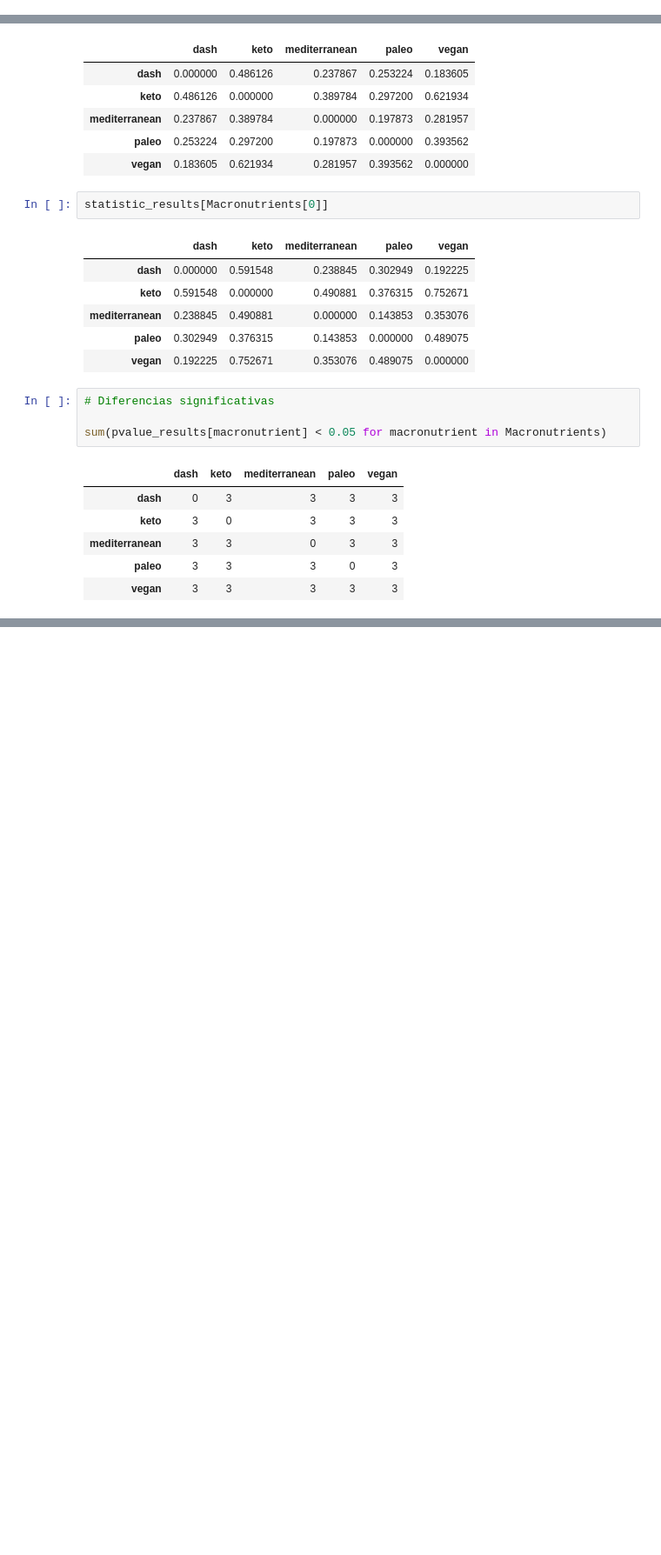
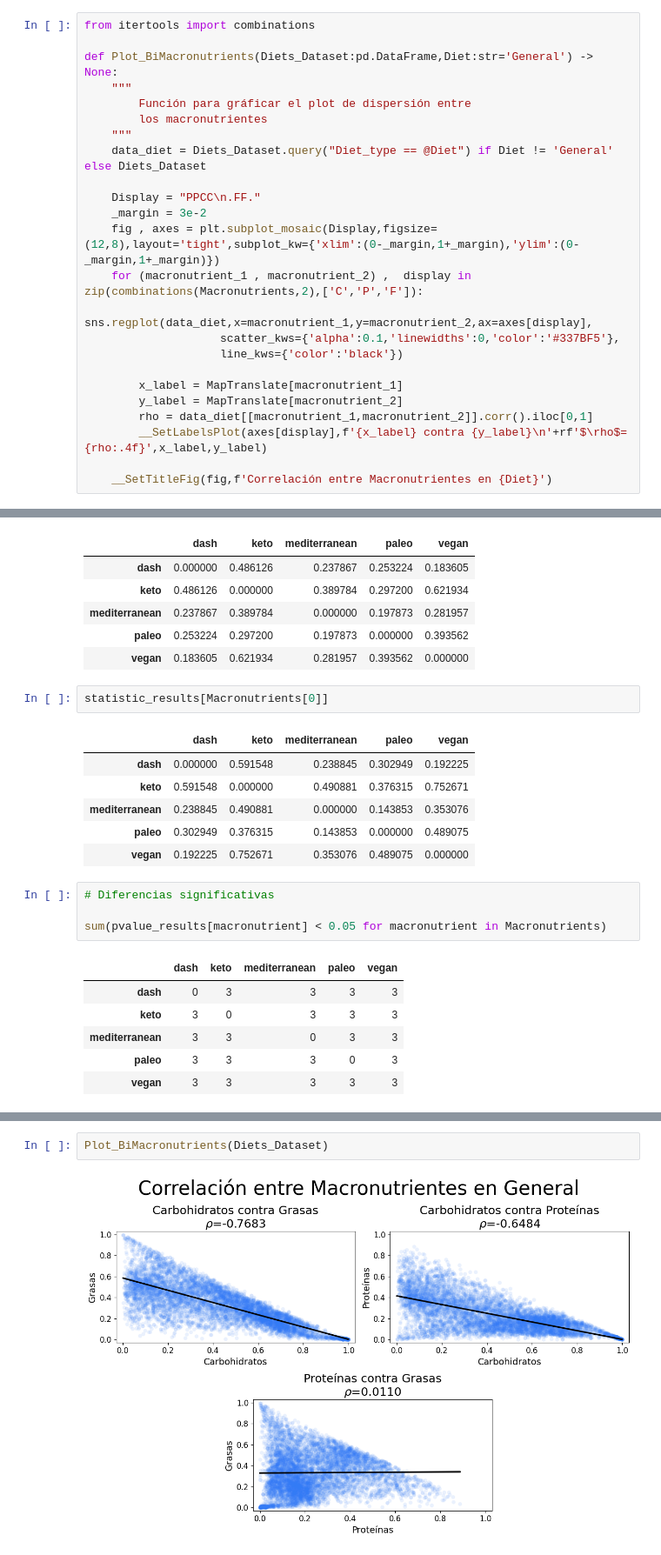
Before and after one commit to alexisuaguilaru/Analysis_Nutritional_Information, a Jupyter notebook: Documentation/AlexisAguilar_Reporte.ipynb, the cells around one changed output, grey strips where cells are left out. Shown at 87% size. Saved outputs shown, nothing was run; the diff lists cells and outputs as text; blank space fills up the shorter version.

```diff
--- a/Documentation/AlexisAguilar_Reporte.ipynb
+++ b/Documentation/AlexisAguilar_Reporte.ipynb
@@ -114,6 +114,30 @@ def Plot_MacronutrientsByDiet_Boxplot(Diets_Dataset:pd.DataFrame) -> None:
         __SetLabelsPlot(axes[display],MapTranslate[macronutrient],'Porcentaje de Gramos','Tipo de Dieta')
 
     __SetTitleFig(fig,'Distribución de Macronutrientes por Dieta')
+# %%
+from itertools import combinations
+
+def Plot_BiMacronutrients(Diets_Dataset:pd.DataFrame,Diet:str='General') -> None:
+    """
+        Función para gráficar el plot de dispersión entre
+        los macronutrientes
+    """
+    data_diet = Diets_Dataset.query("Diet_type == @Diet") if Diet != 'General' else Diets_Dataset
+
+    Display = "PPCC\n.FF."
+    _margin = 3e-2
+    fig , axes = plt.subplot_mosaic(Display,figsize=(12,8),layout='tight',subplot_kw={'xlim':(0-_margin,1+_margin),'ylim':(0-_margin,1+_margin)})
+    for (macronutrient_1 , macronutrient_2) ,  display in zip(combinations(Macronutrients,2),['C','P','F']):
+        sns.regplot(data_diet,x=macronutrient_1,y=macronutrient_2,ax=axes[display],
+                    scatter_kws={'alpha':0.1,'linewidths':0,'color':'#337BF5'},
+                    line_kws={'color':'black'})
+
+        x_label = MapTranslate[macronutrient_1]
+        y_label = MapTranslate[macronutrient_2]
+        rho = data_diet[[macronutrient_1,macronutrient_2]].corr().iloc[0,1]
+        __SetLabelsPlot(axes[display],f'{x_label} contra {y_label}\n'+rf'$\rho$={rho:.4f}',x_label,y_label)
+
+    __SetTitleFig(fig,f'Correlación entre Macronutrientes en {Diet}')
 # %%
 def PlotMacronutrientsByCuisine(Diets_Dataset:pd.DataFrame,Diet:str,Macronutrient:str) -> None:
     """
@@ -925,0 +956,4 @@ sum(pvalue_results[macronutrient] < 0.05 for macronutrient in Macronutrients)
+# %%
+Plot_BiMacronutrients(Diets_Dataset)
+# %% [output]
+[figure, added]
```
Also changed, not shown: parts of 4 cells of this notebook, 2 other files.
